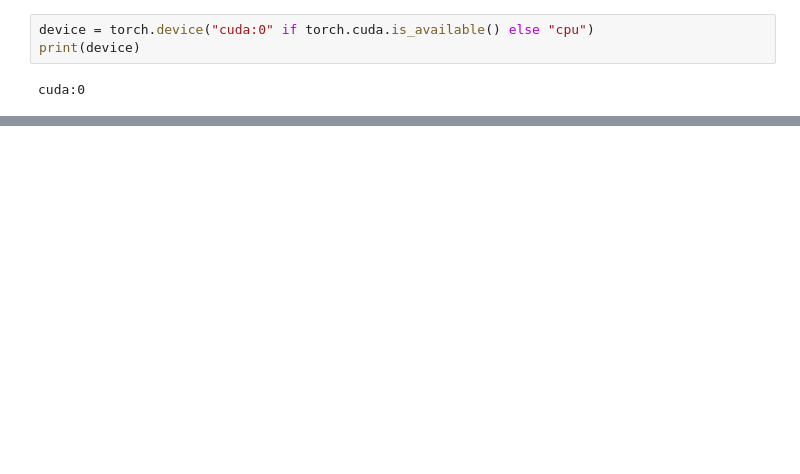
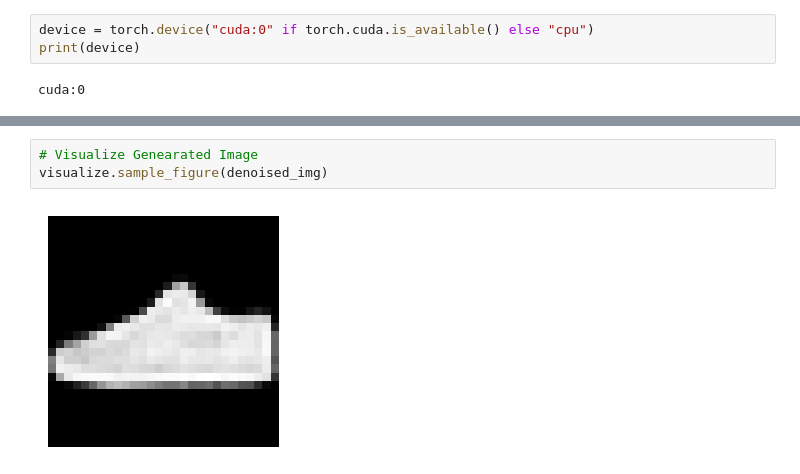
Before and after one commit to rosanzheng/fashion_recommender, a Jupyter notebook: FashionMNIST_DDPM.ipynb, the cells around one changed output, grey strips where cells are left out. Drawn from its saved outputs; the diff is of its cells as text; blank space fills up the shorter version.

```diff
--- a/FashionMNIST_DDPM.ipynb
+++ b/FashionMNIST_DDPM.ipynb
@@ -1097,0 +351,5 @@ Euclidian distance : 6.609964370727539
+# %%
+# Visualize Genearated Image
+visualize.sample_figure(denoised_img)
+# %% [output]
+[figure, added]
```
Also changed, not shown: parts of 112 cells of this notebook, 14 other files.
